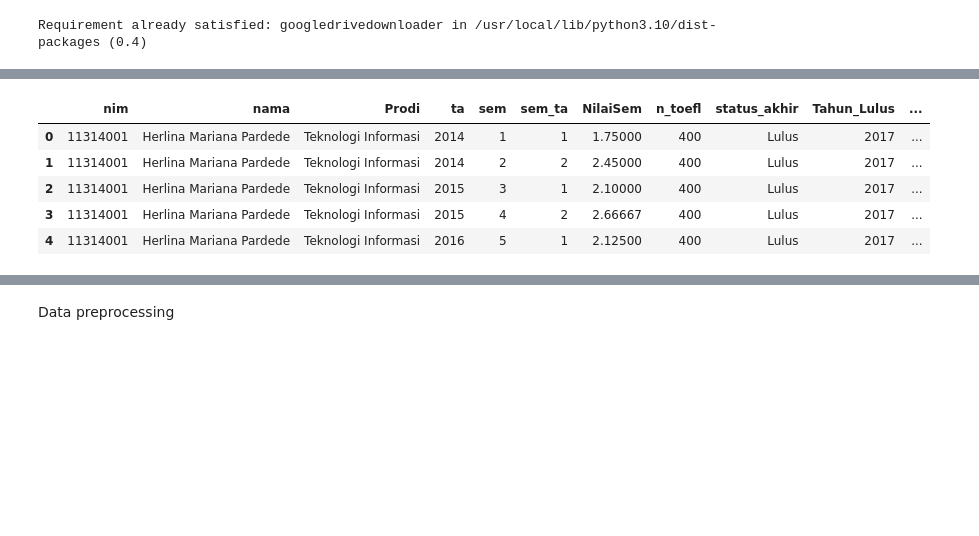
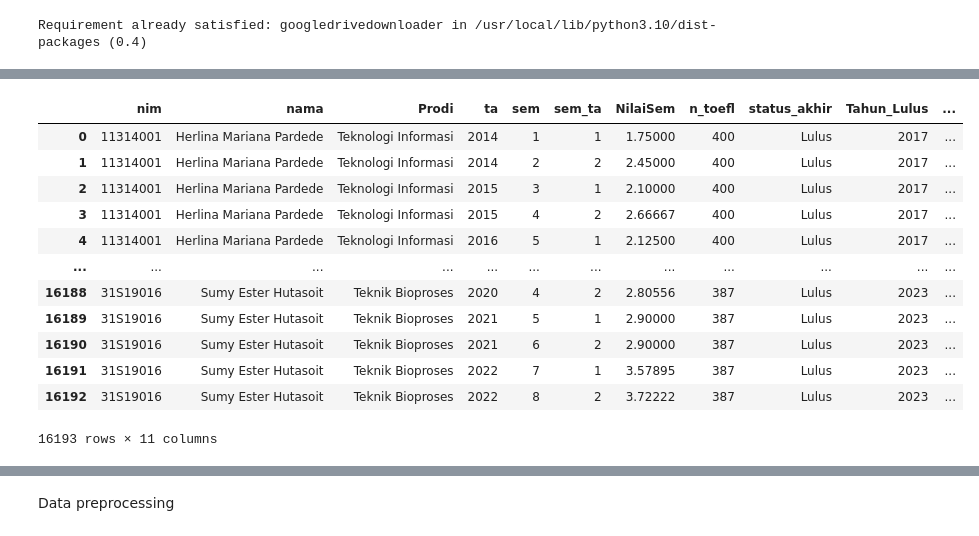
Before and after one commit to luthfidhani/prediksi-kelulusan-mahasiswa, a Jupyter notebook: training.ipynb, the cells around one changed output, grey strips where cells are left out. Drawn from its saved outputs; the diff is of its cells as text; code cells hidden in the pictures; blank space fills up the shorter version.

```diff
--- a/training.ipynb
+++ b/training.ipynb
@@ -36,9 +31,16 @@ nilai_toefl = pd.read_excel(f"./data/{data[2][1]}")
 # %%
-nilai_toefl.head()
+nilai_toefl
 # %% [output]
 |  | nim | nama | Prodi | ta | sem | sem_ta | NilaiSem | n_toefl | status_akhir | Tahun_Lulus | ... |
 | 0 | 11314001 | Herlina Mariana Pardede | Teknologi Informasi | 2014 | 1 | 1 | 1.75000 | 400 | Lulus | 2017 | ... |
 | 1 | 11314001 | Herlina Mariana Pardede | Teknologi Informasi | 2014 | 2 | 2 | 2.45000 | 400 | Lulus | 2017 | ... |
 | 2 | 11314001 | Herlina Mariana Pardede | Teknologi Informasi | 2015 | 3 | 1 | 2.10000 | 400 | Lulus | 2017 | ... |
 | 3 | 11314001 | Herlina Mariana Pardede | Teknologi Informasi | 2015 | 4 | 2 | 2.66667 | 400 | Lulus | 2017 | ... |
 | 4 | 11314001 | Herlina Mariana Pardede | Teknologi Informasi | 2016 | 5 | 1 | 2.12500 | 400 | Lulus | 2017 | ... |
+| ... | ... | ... | ... | ... | ... | ... | ... | ... | ... | ... | ... |
+| 16188 | 31S19016 | Sumy Ester Hutasoit | Teknik Bioproses | 2020 | 4 | 2 | 2.80556 | 387 | Lulus | 2023 | ... |
+| 16189 | 31S19016 | Sumy Ester Hutasoit | Teknik Bioproses | 2021 | 5 | 1 | 2.90000 | 387 | Lulus | 2023 | ... |
+| 16190 | 31S19016 | Sumy Ester Hutasoit | Teknik Bioproses | 2021 | 6 | 2 | 2.90000 | 387 | Lulus | 2023 | ... |
+| 16191 | 31S19016 | Sumy Ester Hutasoit | Teknik Bioproses | 2022 | 7 | 1 | 3.57895 | 387 | Lulus | 2023 | ... |
+| 16192 | 31S19016 | Sumy Ester Hutasoit | Teknik Bioproses | 2022 | 8 | 2 | 3.72222 | 387 | Lulus | 2023 | ... |
+16193 rows × 11 columns
```
Also changed, not shown: parts of 12 cells of this notebook, 11 other files.
